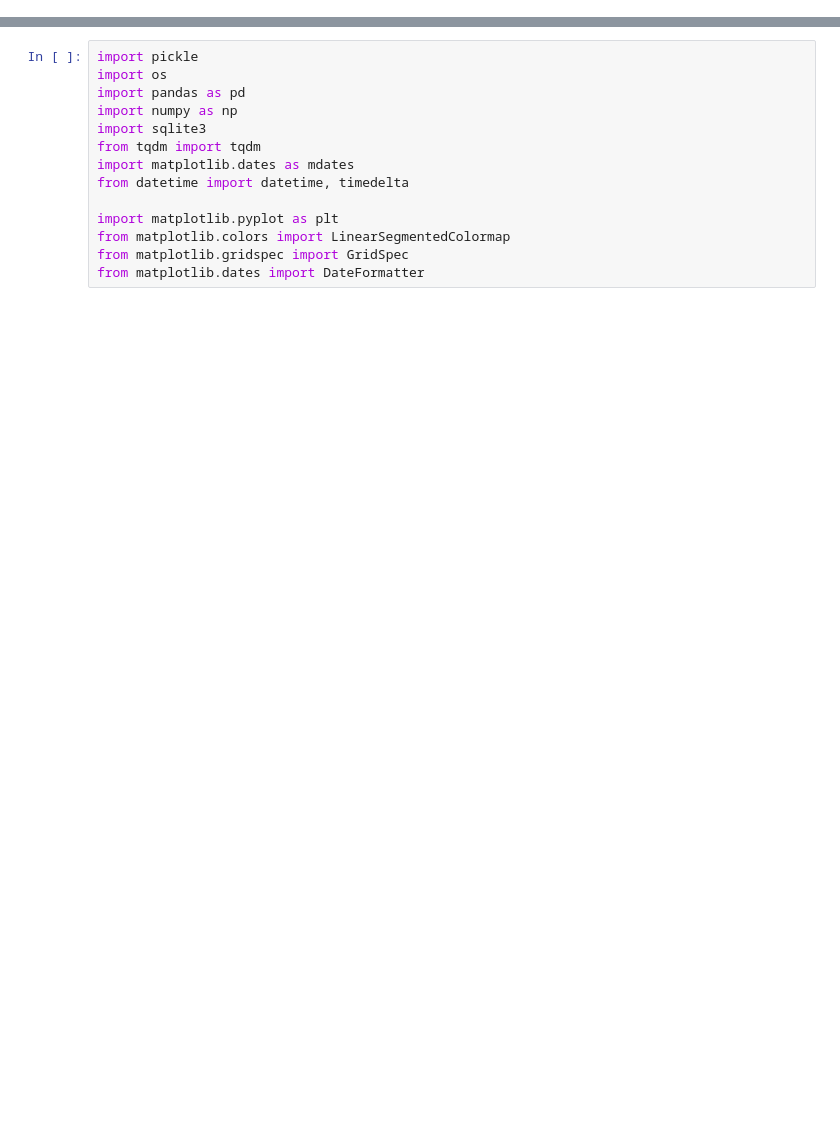
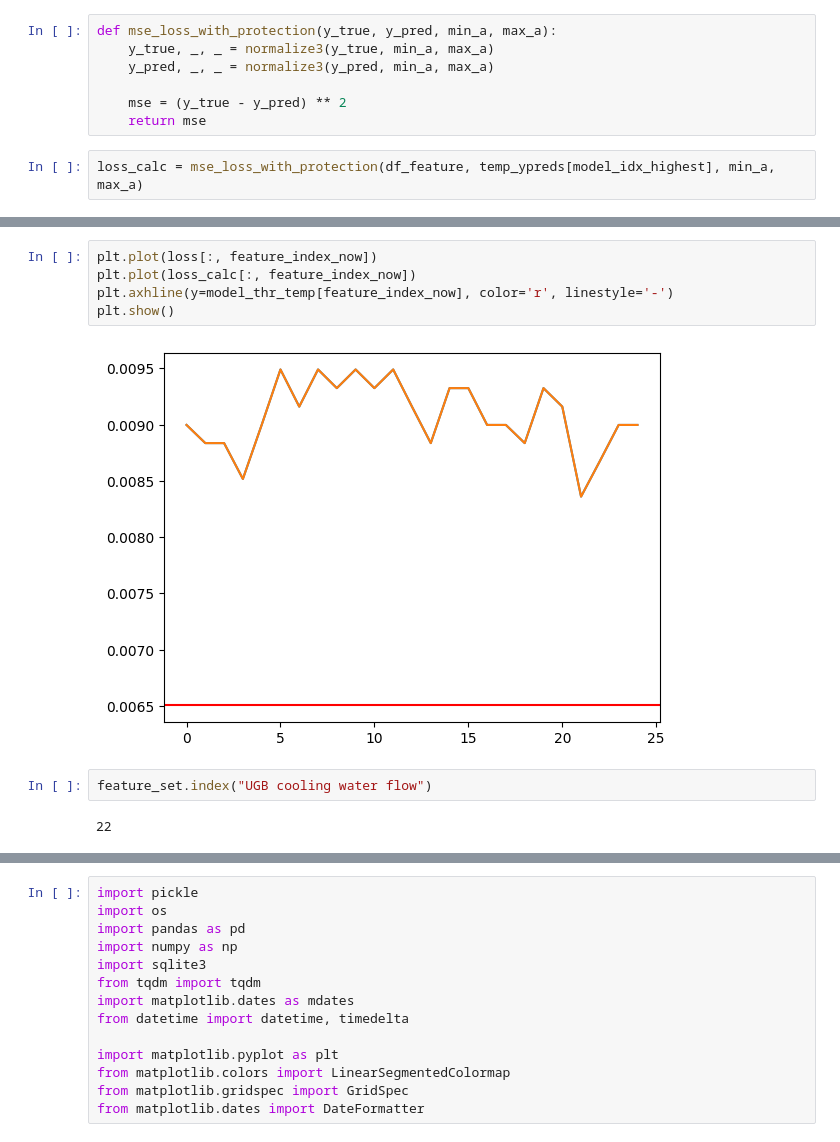
Before and after one commit to arkiven4/tinymonitor-web, a Jupyter notebook: try1.ipynb, the cells around one changed output, grey strips where cells are left out. Cells and saved outputs as stored; diff of their text form; blank space fills up the shorter version.

```diff
--- a/try1.ipynb
+++ b/try1.ipynb
@@ -0,0 +184,9 @@
+# %%
+def mse_loss_with_protection(y_true, y_pred, min_a, max_a):
+    y_true, _, _ = normalize3(y_true, min_a, max_a)
+    y_pred, _, _ = normalize3(y_pred, min_a, max_a)
+
+    mse = (y_true - y_pred) ** 2
+    return mse
+# %%
+loss_calc = mse_loss_with_protection(df_feature, temp_ypreds[model_idx_highest], min_a, max_a)
@@ -0,0 +216,11 @@
+# %%
+plt.plot(loss[:, feature_index_now])
+plt.plot(loss_calc[:, feature_index_now])
+plt.axhline(y=model_thr_temp[feature_index_now], color='r', linestyle='-')
+plt.show()
+# %% [output]
+[figure, added]
+# %%
+feature_set.index("UGB cooling water flow")
+# %% [output]
+22
```
Also changed, not shown: parts of 26 cells of this notebook, 18 other files.
